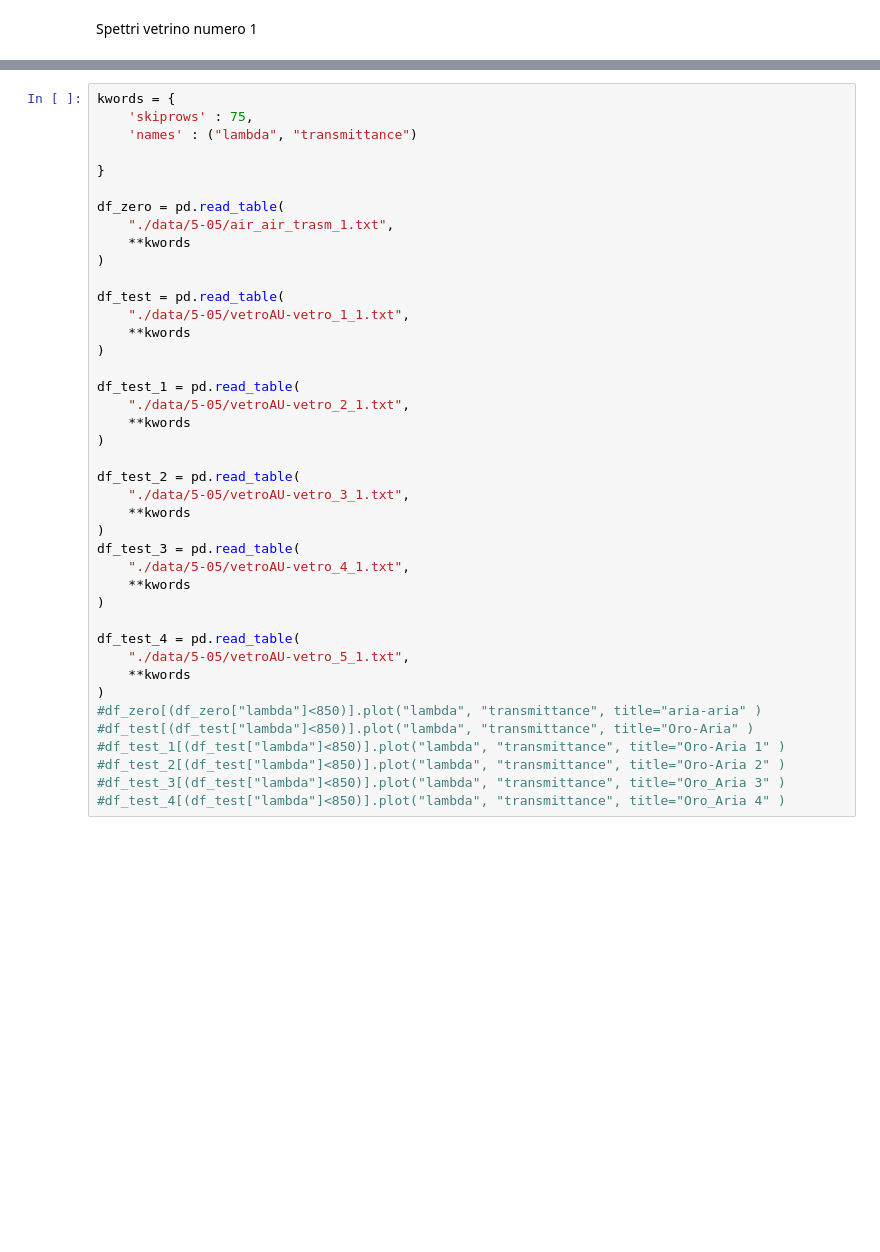
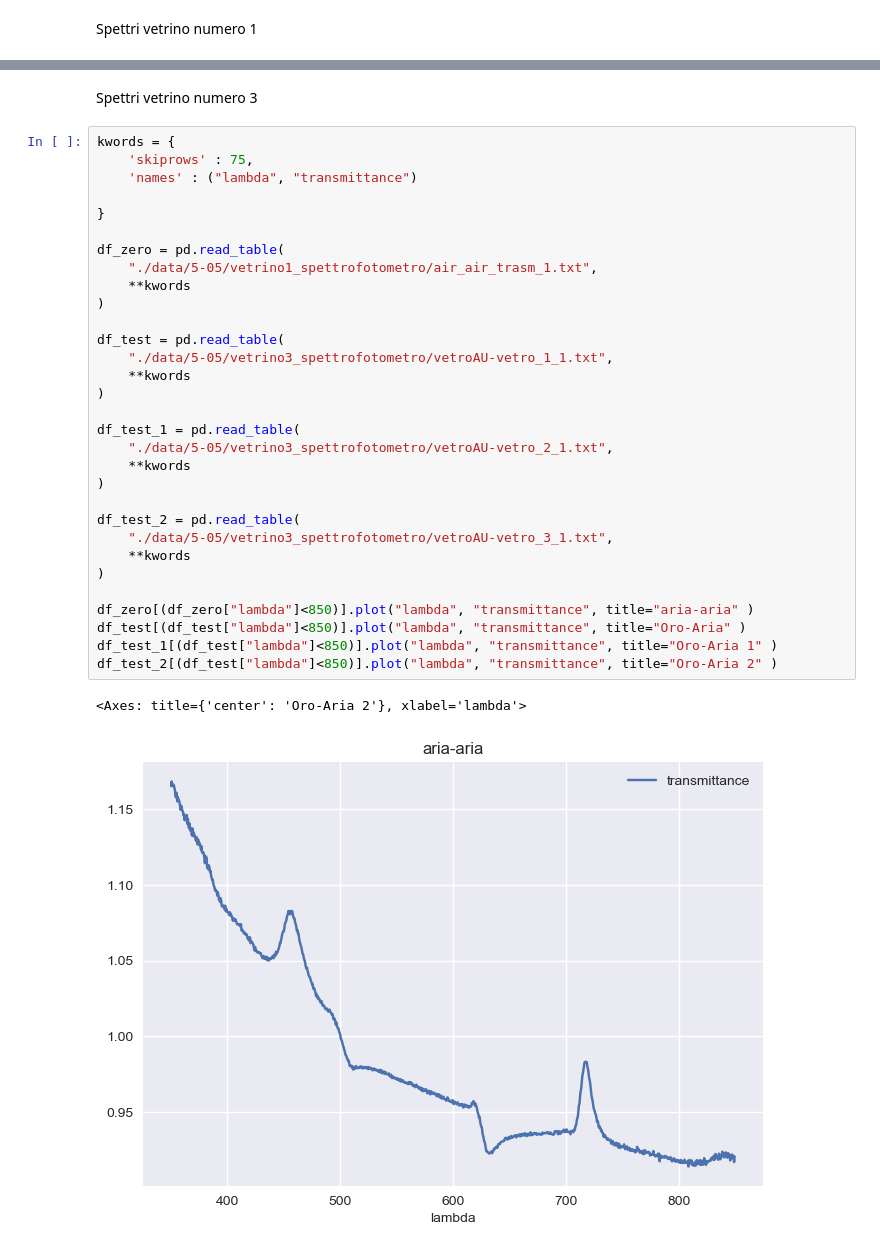
Before and after one commit to RandDouble/lab_mat, a Jupyter notebook: new_graph_21_04.ipynb, the cells around one changed output, grey strips where cells are left out. Drawn from its saved outputs; the diff is of its cells as text; blank space fills up the shorter version.

```diff
--- a/new_graph_21_04.ipynb
+++ b/new_graph_21_04.ipynb
@@ -123,41 +136,36 @@ data\5-05\ELAB
+# %% [markdown]
+Spettri vetrino numero 3
 # %%
 kwords = {
     'skiprows' : 75,
     'names' : ("lambda", "transmittance")
 
 }
 
 df_zero = pd.read_table(
-    "./data/5-05/air_air_trasm_1.txt",
+    "./data/5-05/vetrino1_spettrofotometro/air_air_trasm_1.txt",
     **kwords
 )
 
 df_test = pd.read_table(
-    "./data/5-05/vetroAU-vetro_1_1.txt",
+    "./data/5-05/vetrino3_spettrofotometro/vetroAU-vetro_1_1.txt",
     **kwords
 )
 
 df_test_1 = pd.read_table(
-    "./data/5-05/vetroAU-vetro_2_1.txt",
+    "./data/5-05/vetrino3_spettrofotometro/vetroAU-vetro_2_1.txt",
     **kwords
 )
 
 df_test_2 = pd.read_table(
-    "./data/5-05/vetroAU-vetro_3_1.txt",
-    **kwords
-)
-df_test_3 = pd.read_table(
-    "./data/5-05/vetroAU-vetro_4_1.txt",
+    "./data/5-05/vetrino3_spettrofotometro/vetroAU-vetro_3_1.txt",
     **kwords
 )
 
-df_test_4 = pd.read_table(
-    "./data/5-05/vetroAU-vetro_5_1.txt",
-    **kwords
-)
-#df_zero[(df_zero["lambda"]<850)].plot("lambda", "transmittance", title="aria-aria" )
-#df_test[(df_test["lambda"]<850)].plot("lambda", "transmittance", title="Oro-Aria" )
-#df_test_1[(df_test["lambda"]<850)].plot("lambda", "transmittance", title="Oro-Aria 1" )
-#df_test_2[(df_test["lambda"]<850)].plot("lambda", "transmittance", title="Oro-Aria 2" )
-#df_test_3[(df_test["lambda"]<850)].plot("lambda", "transmittance", title="Oro_Aria 3" )
-#df_test_4[(df_test["lambda"]<850)].plot("lambda", "transmittance", title="Oro_Aria 4" )
+df_zero[(df_zero["lambda"]<850)].plot("lambda", "transmittance", title="aria-aria" )
+df_test[(df_test["lambda"]<850)].plot("lambda", "transmittance", title="Oro-Aria" )
+df_test_1[(df_test["lambda"]<850)].plot("lambda", "transmittance", title="Oro-Aria 1" )
+df_test_2[(df_test["lambda"]<850)].plot("lambda", "transmittance", title="Oro-Aria 2" )
+# %% [output]
+<Axes: title={'center': 'Oro-Aria 2'}, xlabel='lambda'>
+[figure, added]
```
Also changed, not shown: parts of 6 cells of this notebook, 33 other files.
